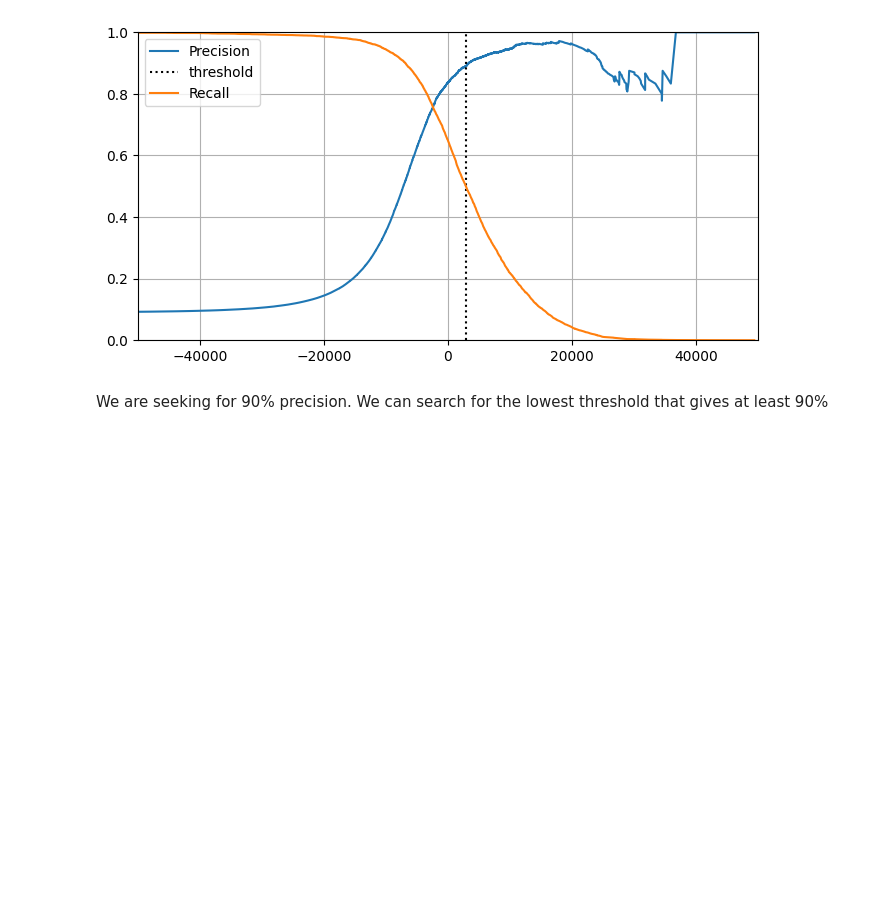
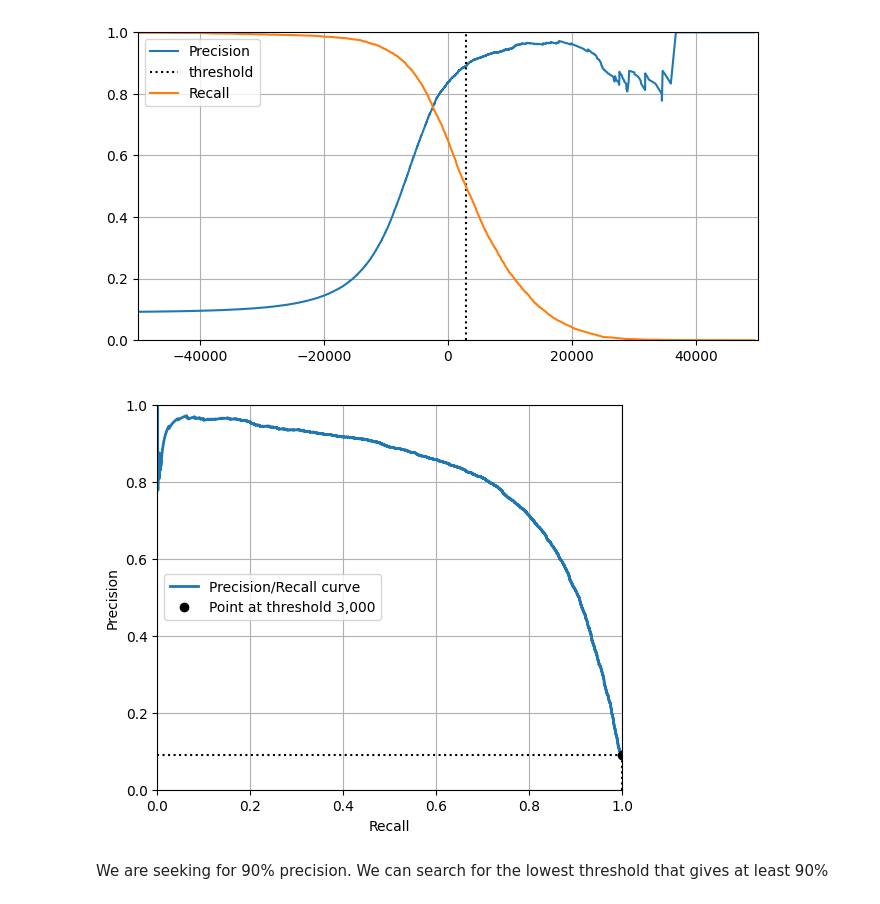
Before and after one commit to weldersalvador/ML, a Jupyter notebook: Chapter 3/Classification.ipynb, the cells around one changed output. Cells and saved outputs as stored; diff of their text form; code cells hidden in the pictures; blank space fills up the shorter version.

Commit message:
Plotting curves for comparison and testing another model for classification (Random forest)

```diff
--- a/Chapter 3/Classification.ipynb
+++ b/Chapter 3/Classification.ipynb
@@ -136,6 +136,28 @@ plt.savefig(fname = "precision-recall-thresholds")
 plt.show()
 # %% [output]
 [figure]
+# %%
+import matplotlib.patches as patches  # extra code – for the curved arrow
+
+idx = (thresholds >= threshold).argmax()
+
+plt.figure(figsize=(6, 5))
+
+plt.plot(recalls, precisions, linewidth=2, label="Precision/Recall curve")
+
+plt.plot([recalls[idx], recalls[idx]], [0., precisions[idx]], "k:")
+plt.plot([0.0, recalls[idx]], [precisions[idx], precisions[idx]], "k:")
+plt.plot([recalls[idx]], [precisions[idx]], "ko",
+         label="Point at threshold 3,000")
+plt.axis([0,1,0,1])
+plt.grid(True)
+plt.ylabel("Precision")
+plt.xlabel("Recall")
+plt.legend()
+plt.savefig("Precision versus recall SGDClassifier")
+plt.show()
+# %% [output]
+[figure, added]
 # %% [markdown]
 We are seeking for 90% precision. We can search for the lowest threshold that gives at least 90%
 # %%
```
Also changed, not shown: parts of 16 cells of this notebook, 3 other files.
